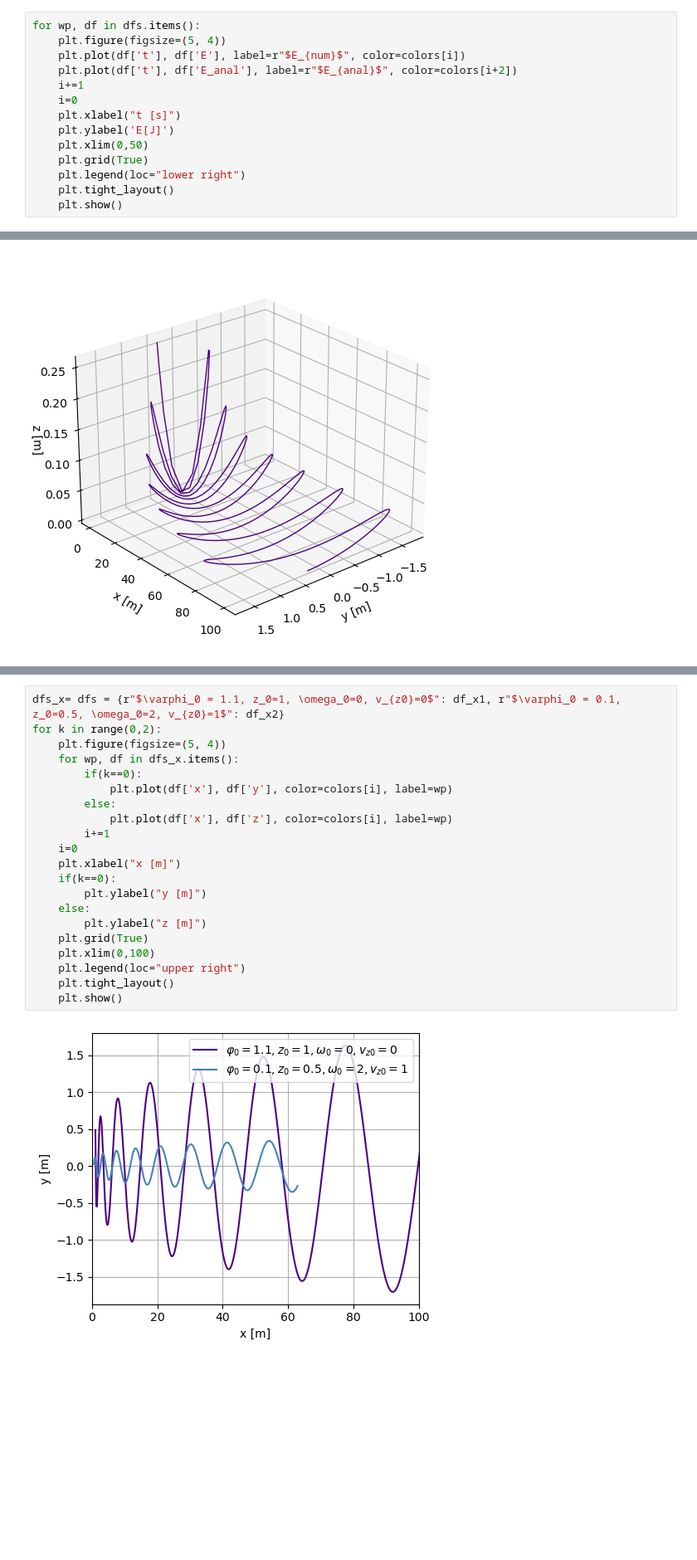
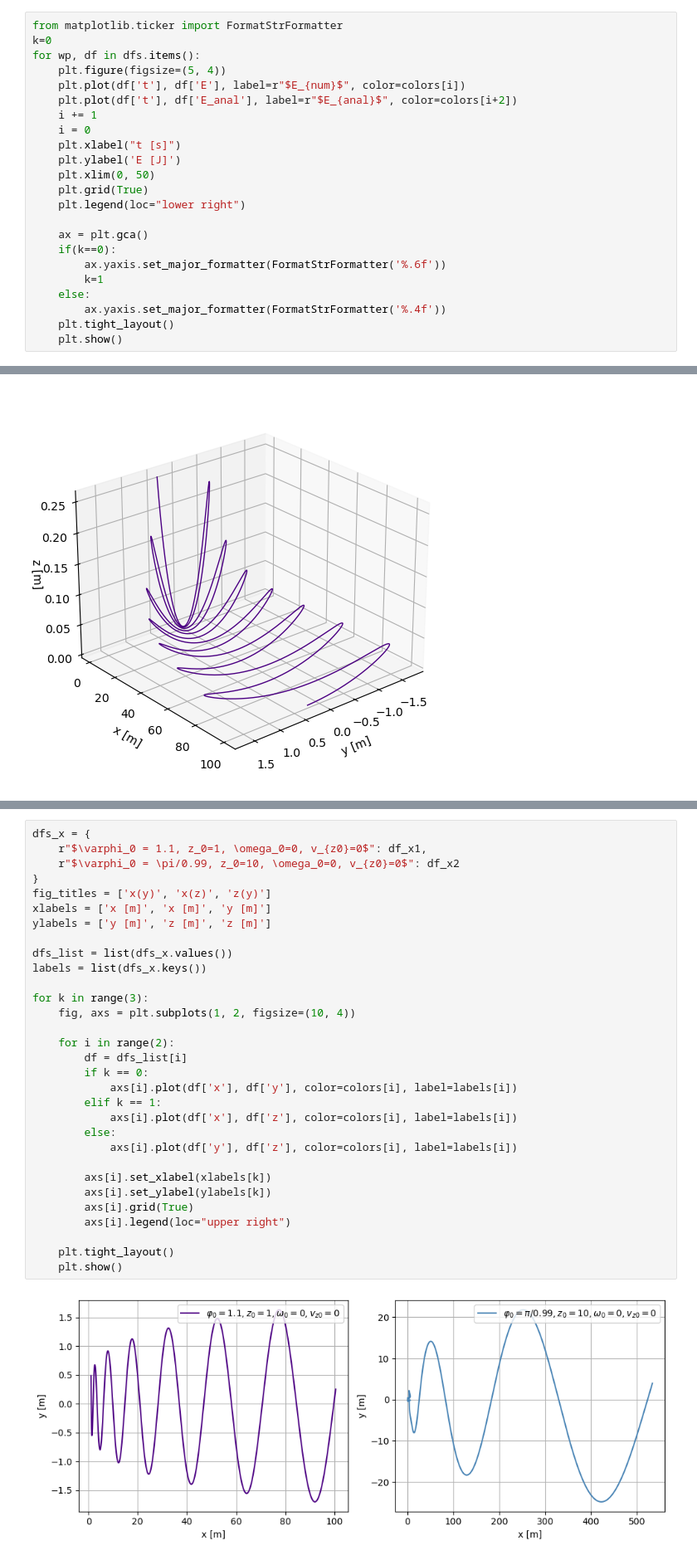
Before and after one commit to w-maks/Numerical-Cone, a Jupyter notebook: plots.ipynb, the cells around one changed output, grey strips where cells are left out. Shown: that part at 83% size. Saved outputs shown, nothing was run; the diff lists cells and outputs as text; blank space fills up the shorter version.

```diff
--- a/plots.ipynb
+++ b/plots.ipynb
@@ -35,15 +44,24 @@ for k in range (0,4):
 # %%
+from matplotlib.ticker import FormatStrFormatter
+k=0
 for wp, df in dfs.items():
     plt.figure(figsize=(5, 4))
     plt.plot(df['t'], df['E'], label=r"$E_{num}$", color=colors[i])
     plt.plot(df['t'], df['E_anal'], label=r"$E_{anal}$", color=colors[i+2])
-    i+=1
-    i=0
+    i += 1
+    i = 0
     plt.xlabel("t [s]")
-    plt.ylabel('E[J]')
-    plt.xlim(0,50)
+    plt.ylabel('E [J]')
+    plt.xlim(0, 50)
     plt.grid(True)
     plt.legend(loc="lower right")
+
+    ax = plt.gca()
+    if(k==0):
+        ax.yaxis.set_major_formatter(FormatStrFormatter('%.6f'))
+        k=1
+    else:
+        ax.yaxis.set_major_formatter(FormatStrFormatter('%.4f'))
     plt.tight_layout()
     plt.show()
 # %% [output]
@@ -82,23 +100,33 @@ plt.show()
 # %%
-dfs_x= dfs = {r"$\varphi_0 = 1.1, z_0=1, \omega_0=0, v_{z0}=0$": df_x1, r"$\varphi_0 = 0.1, z_0=0.5, \omega_0=2, v_{z0}=1$": df_x2}
-for k in range(0,2):
-    plt.figure(figsize=(5, 4))
-    for wp, df in dfs_x.items():
-        if(k==0):
-            plt.plot(df['x'], df['y'], color=colors[i], label=wp)
+dfs_x = {
+    r"$\varphi_0 = 1.1, z_0=1, \omega_0=0, v_{z0}=0$": df_x1,
+    r"$\varphi_0 = \pi/0.99, z_0=10, \omega_0=0, v_{z0}=0$": df_x2
+}
+fig_titles = ['x(y)', 'x(z)', 'z(y)']
+xlabels = ['x [m]', 'x [m]', 'y [m]']
+ylabels = ['y [m]', 'z [m]', 'z [m]']
+
+dfs_list = list(dfs_x.values())
+labels = list(dfs_x.keys())
+
+for k in range(3):
+    fig, axs = plt.subplots(1, 2, figsize=(10, 4))
+
+    for i in range(2):
+        df = dfs_list[i]
+        if k == 0:
+            axs[i].plot(df['x'], df['y'], color=colors[i], label=labels[i])
+        elif k == 1:
+            axs[i].plot(df['x'], df['z'], color=colors[i], label=labels[i])
         else:
-            plt.plot(df['x'], df['z'], color=colors[i], label=wp)
-        i+=1
-    i=0
-    plt.xlabel("x [m]")
-    if(k==0):
-        plt.ylabel("y [m]")
-    else:
-        plt.ylabel("z [m]")
-    plt.grid(True)
-    plt.xlim(0,100)
-    plt.legend(loc="upper right")
+            axs[i].plot(df['y'], df['z'], color=colors[i], label=labels[i])
+
+        axs[i].set_xlabel(xlabels[k])
+        axs[i].set_ylabel(ylabels[k])
+        axs[i].grid(True)
+        axs[i].legend(loc="upper right")
+
     plt.tight_layout()
     plt.show()
 # %% [output]
-[figure, old version]
+[figure, new version]
```
Also changed, not shown: parts of 5 cells of this notebook.
